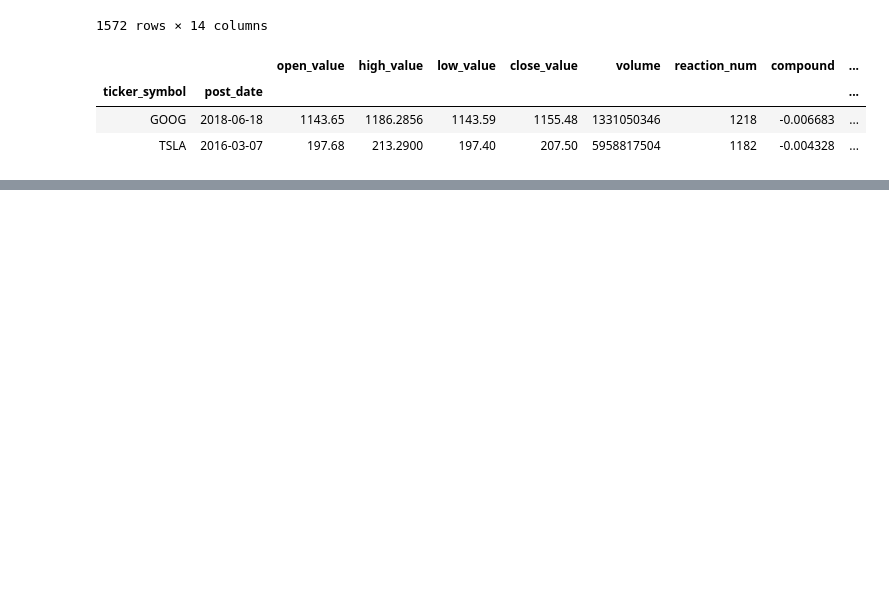
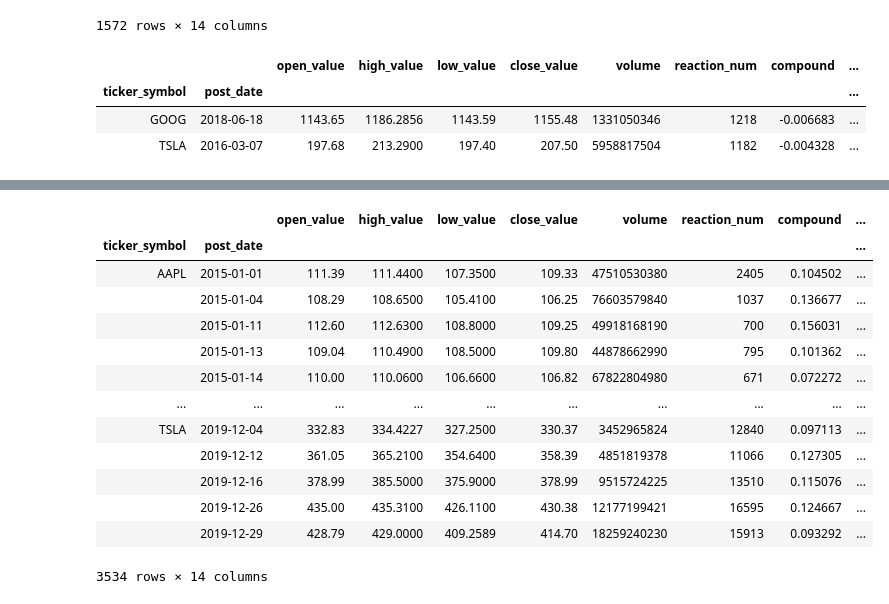
Before and after one commit to heatherpieszala/w207_final_project, a Jupyter notebook: w207_final_project/notebooks/heather_eda.ipynb, the cells around one changed output, grey strips where cells are left out. Saved outputs shown, nothing was run; the diff lists cells and outputs as text; code cells hidden in the pictures; blank space fills up the shorter version.

```diff
--- a/w207_final_project/notebooks/heather_eda.ipynb
+++ b/w207_final_project/notebooks/heather_eda.ipynb
@@ -177,0 +229,17 @@ summary_df.to_csv(processed_data_directory_path+'weekly_data.csv')
+# %%
+daily_df[daily_df['pct_change'] <0]
+# %% [output]
+|  |  | open_value | high_value | low_value | close_value | volume | reaction_num | compound | ... |
+| ticker_symbol | post_date |  |  |  |  |  |  |  | ... |
+| AAPL | 2015-01-01 | 111.39 | 111.4400 | 107.3500 | 109.33 | 47510530380 | 2405 | 0.104502 | ... |
+|  | 2015-01-04 | 108.29 | 108.6500 | 105.4100 | 106.25 | 76603579840 | 1037 | 0.136677 | ... |
+|  | 2015-01-11 | 112.60 | 112.6300 | 108.8000 | 109.25 | 49918168190 | 700 | 0.156031 | ... |
+|  | 2015-01-13 | 109.04 | 110.4900 | 108.5000 | 109.80 | 44878662990 | 795 | 0.101362 | ... |
+|  | 2015-01-14 | 110.00 | 110.0600 | 106.6600 | 106.82 | 67822804980 | 671 | 0.072272 | ... |
+| ... | ... | ... | ... | ... | ... | ... | ... | ... | ... |
+| TSLA | 2019-12-04 | 332.83 | 334.4227 | 327.2500 | 330.37 | 3452965824 | 12840 | 0.097113 | ... |
+|  | 2019-12-12 | 361.05 | 365.2100 | 354.6400 | 358.39 | 4851819378 | 11066 | 0.127305 | ... |
+|  | 2019-12-16 | 378.99 | 385.5000 | 375.9000 | 378.99 | 9515724225 | 13510 | 0.115076 | ... |
+|  | 2019-12-26 | 435.00 | 435.3100 | 426.1100 | 430.38 | 12177199421 | 16595 | 0.124667 | ... |
+|  | 2019-12-29 | 428.79 | 429.0000 | 409.2589 | 414.70 | 18259240230 | 15913 | 0.093292 | ... |
+3534 rows × 14 columns
```
Also changed, not shown: parts of 8 cells of this notebook, 1 other file.
